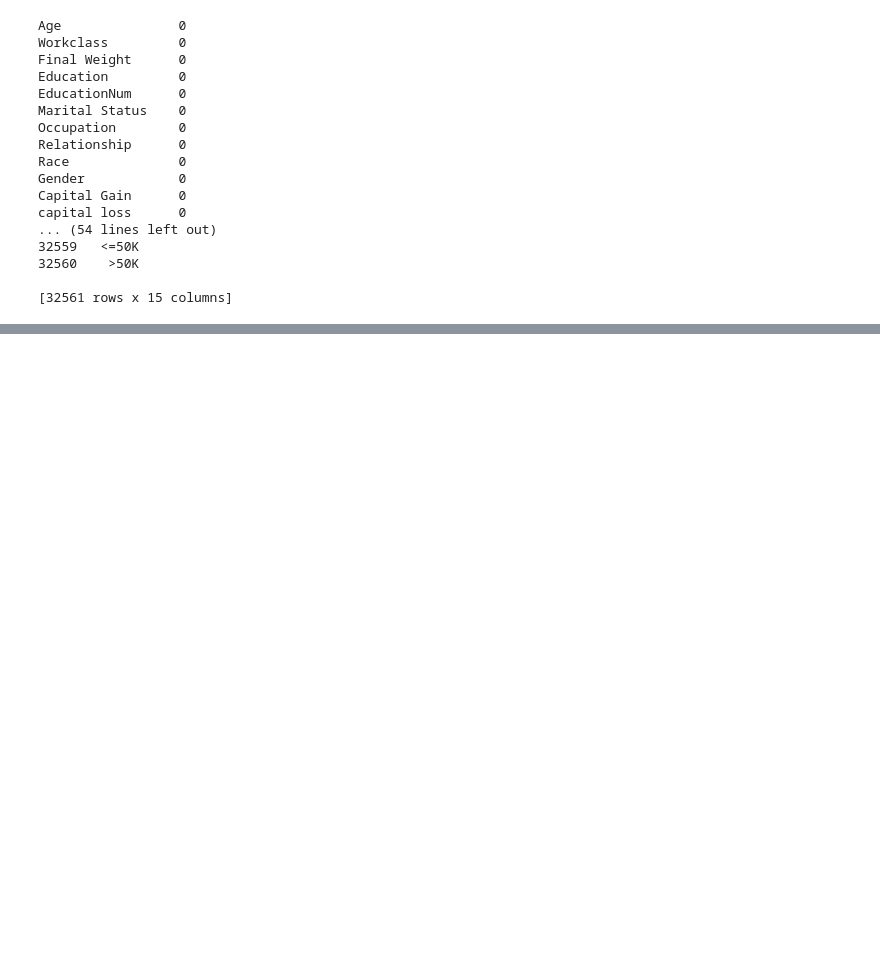
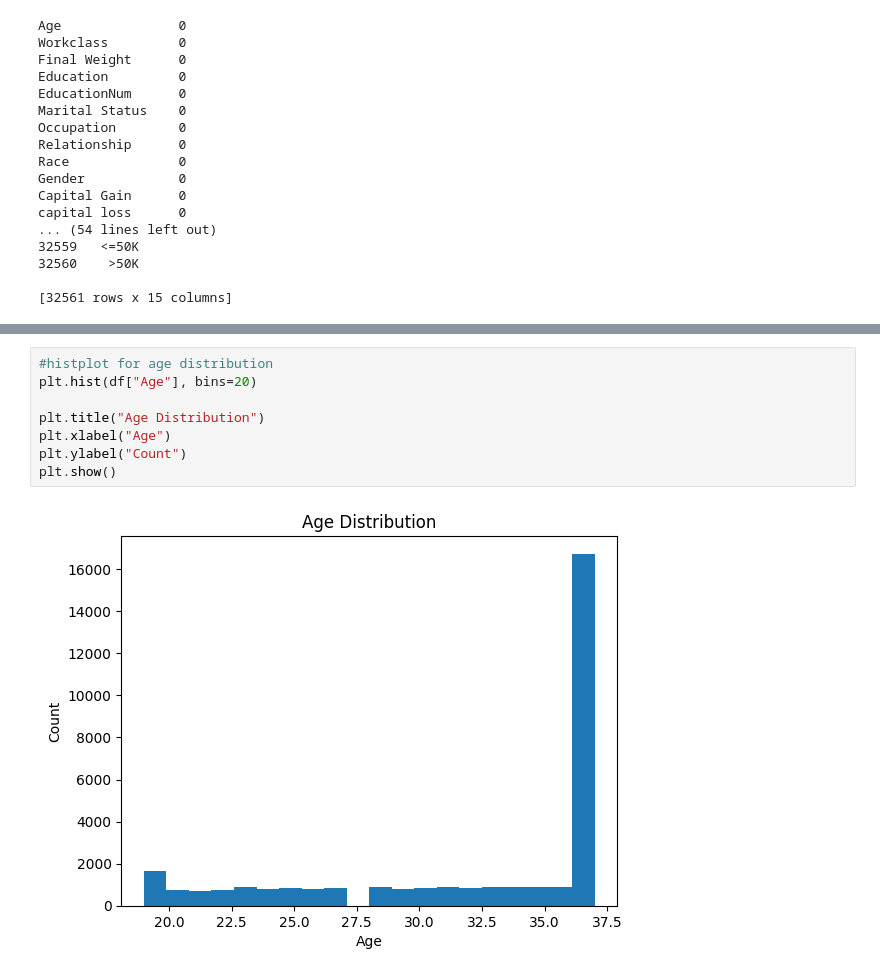
Before and after one commit to yaswanth-tech/da, a Jupyter notebook: EDA_Project1.ipynb, the cells around one changed output, grey strips where cells are left out. Cells and saved outputs as stored; diff of their text form; blank space fills up the shorter version.

```diff
--- a/EDA_Project1.ipynb
+++ b/EDA_Project1.ipynb
@@ -474,0 +818,10 @@ AttributeError: 'NoneType' object has no attribute 'dropna'
+# %%
+#histplot for age distribution
+plt.hist(df["Age"], bins=20)
+
+plt.title("Age Distribution")
+plt.xlabel("Age")
+plt.ylabel("Count")
+plt.show()
+# %% [output]
+[figure, added]
```
Also changed, not shown: parts of 20 cells of this notebook.
